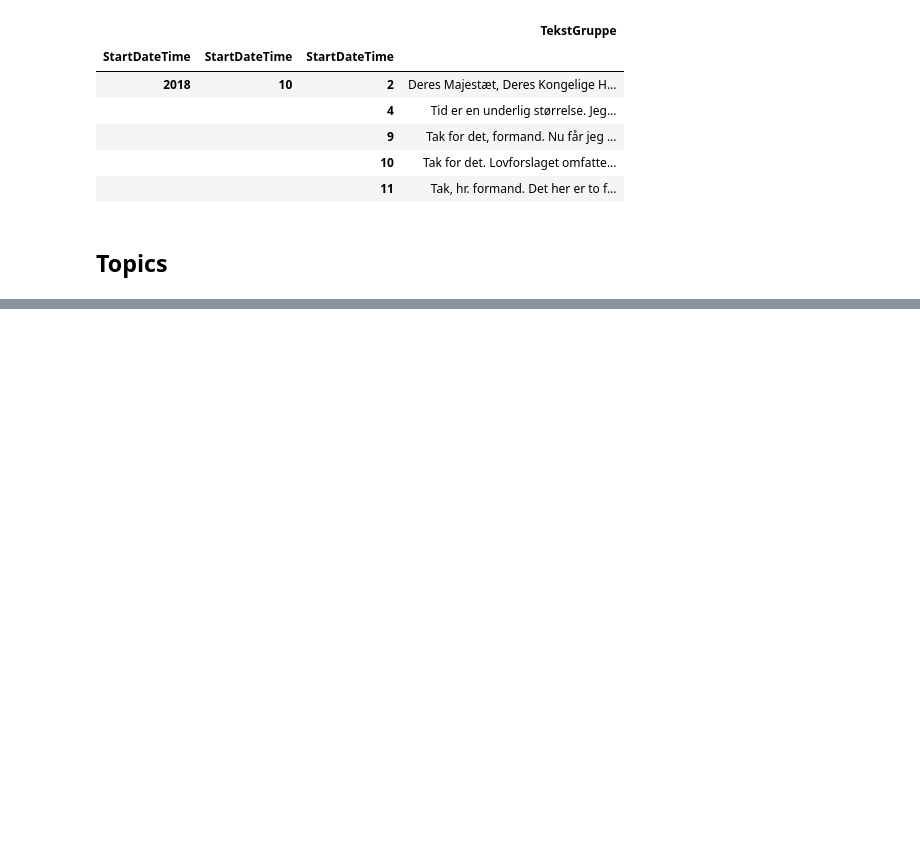
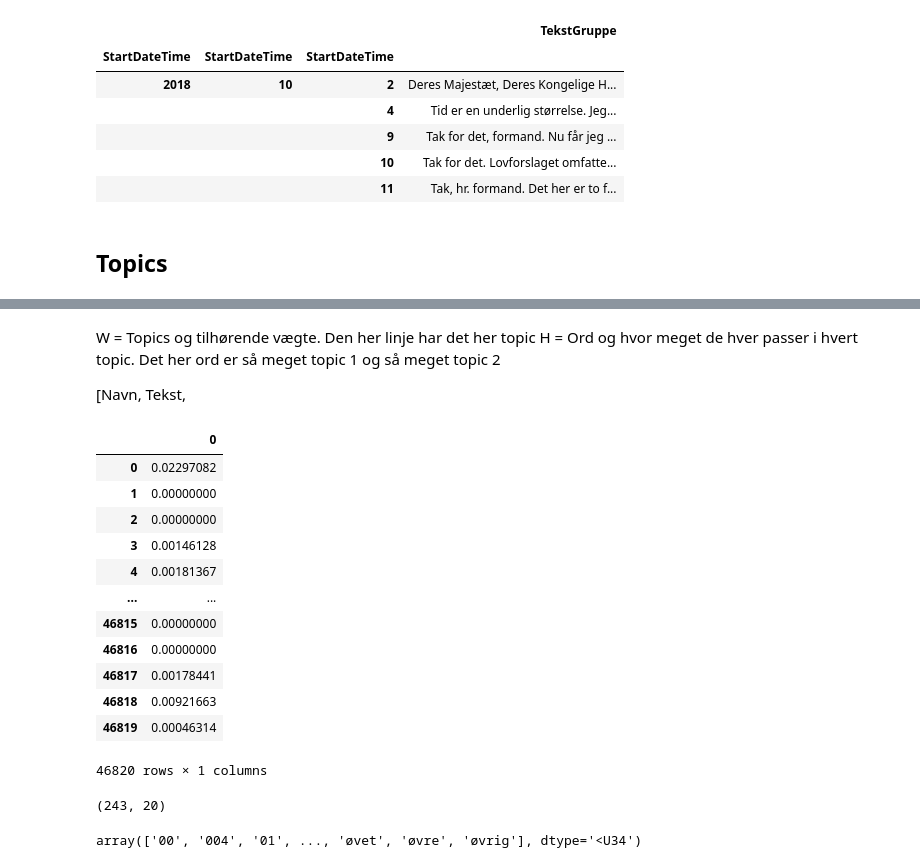
Before and after one commit to 98christianp/politiker, a Jupyter notebook: Folketinget_text.ipynb, the cells around one changed output, grey strips where cells are left out. Saved outputs shown, nothing was run; the diff lists cells and outputs as text; code cells hidden in the pictures; blank space fills up the shorter version.

```diff
--- a/Folketinget_text.ipynb
+++ b/Folketinget_text.ipynb
@@ -481,0 +531,31 @@ pd.concat([data, W], axis=0, join='outer', ignore_index=False, keys=None,
+# %% [markdown]
+
+
+W = Topics og tilhørende vægte. Den her linje har det her topic
+H = Ord og hvor meget de hver passer i hvert topic. Det her ord er så meget topic 1 og så meget topic 2
+
+[Navn, Tekst,
+# %%
+pd.DataFrame(H[0])
+# %% [output]
+|  | 0 |
+| 0 | 0.02297082 |
+| 1 | 0.00000000 |
+| 2 | 0.00000000 |
+| 3 | 0.00146128 |
+| 4 | 0.00181367 |
+| ... | ... |
+| 46815 | 0.00000000 |
+| 46816 | 0.00000000 |
+| 46817 | 0.00178441 |
+| 46818 | 0.00921663 |
+| 46819 | 0.00046314 |
+46820 rows × 1 columns
+# %%
+W.shape
+# %% [output]
+(243, 20)
+# %%
+idx_to_word
+# %% [output]
+array(['00', '004', '01', ..., 'øvet', 'øvre', 'øvrig'], dtype='<U34')
```
Also changed, not shown: parts of 20 cells of this notebook, 1 other file.
